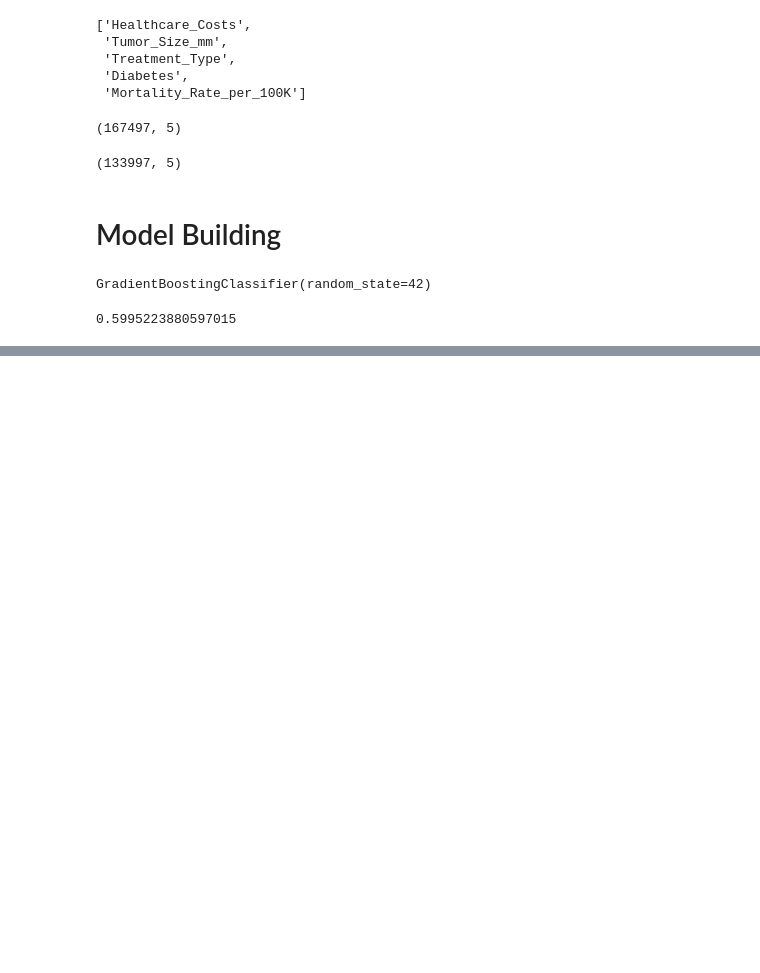
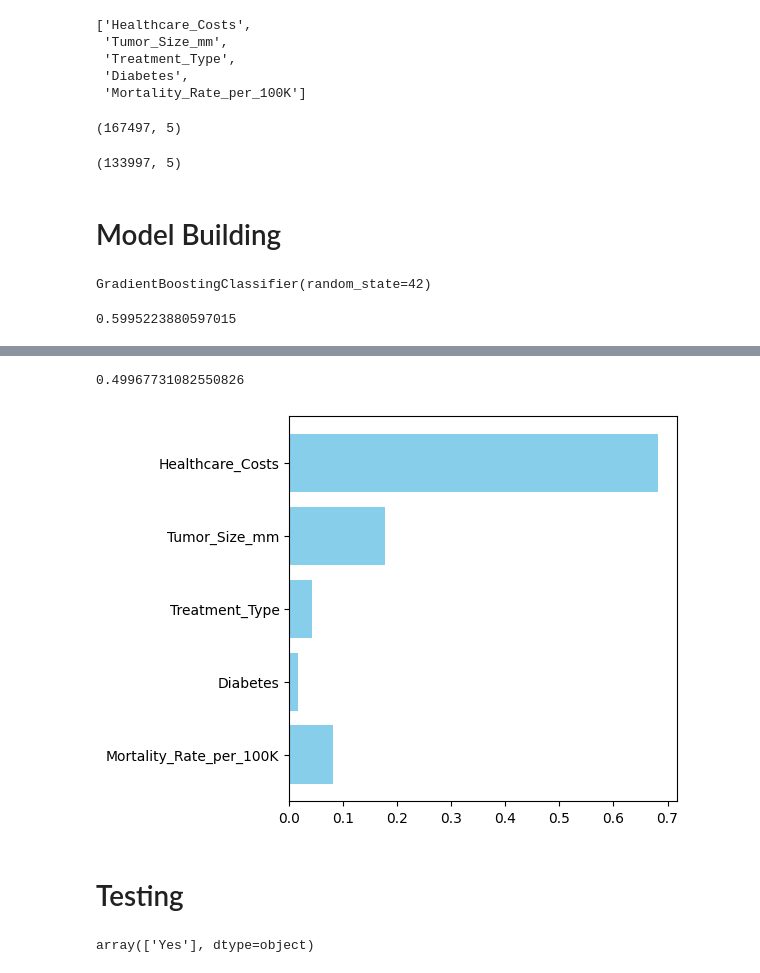
Before and after one commit to Sumit-Prasad01/Colorectal-Cancer-Prediction, a Jupyter notebook: notebooks/Experimentation.ipynb, the cells around one changed output, grey strips where cells are left out. Cells and saved outputs as stored; diff of their text form; code cells hidden in the pictures; blank space fills up the shorter version.

Commit message:
model testing

```diff
--- a/notebooks/Experimentation.ipynb
+++ b/notebooks/Experimentation.ipynb
@@ -359,0 +376,13 @@ accuracy
+# %%
+print(roc_auc_score(y_test, y_proba))
+# %% [output]
+0.49967731082550826
+# %%
+plt.figure(figsize = (5, 5))
+plt.barh(top_features, gb.feature_importances_, color = "skyblue")
+plt.gca().invert_yaxis()
+plt.show()
+# %% [output]
+[figure, added]
+# %% [markdown]
+# Testing
@@ -359,0 +391,4 @@ accuracy
+# %%
+gb.predict(test_arr)
+# %% [output]
+array(['Yes'], dtype=object)
```
Also changed, not shown: parts of 5 cells of this notebook.
